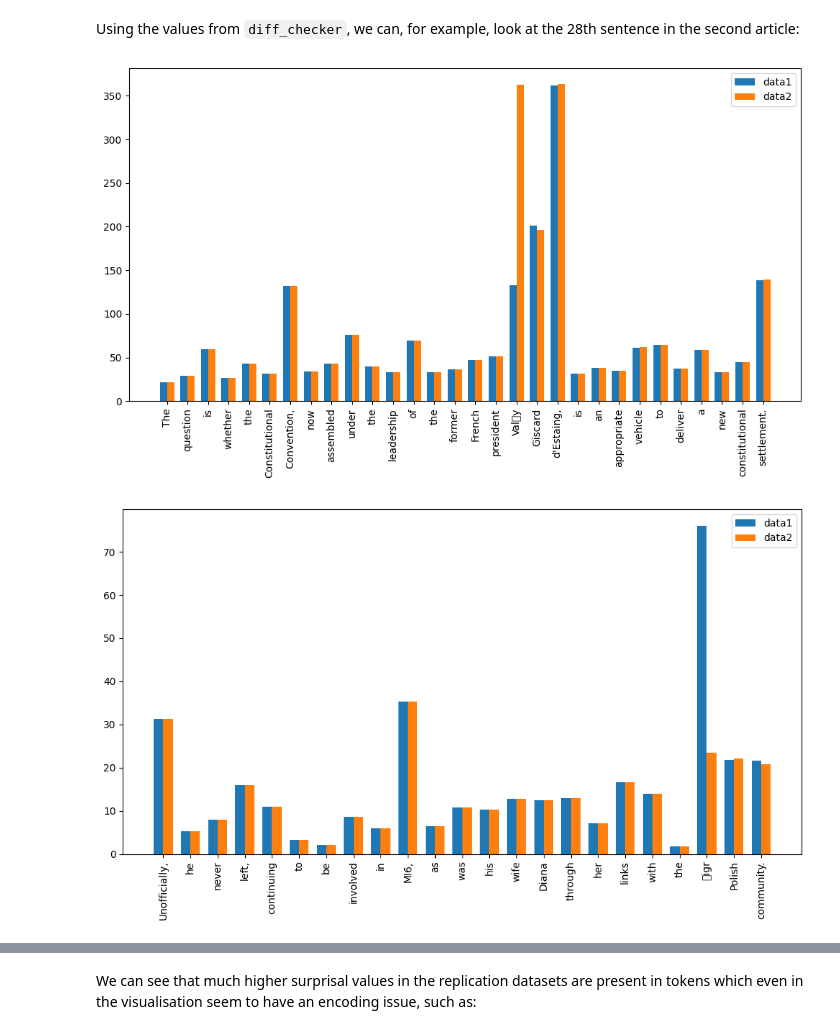
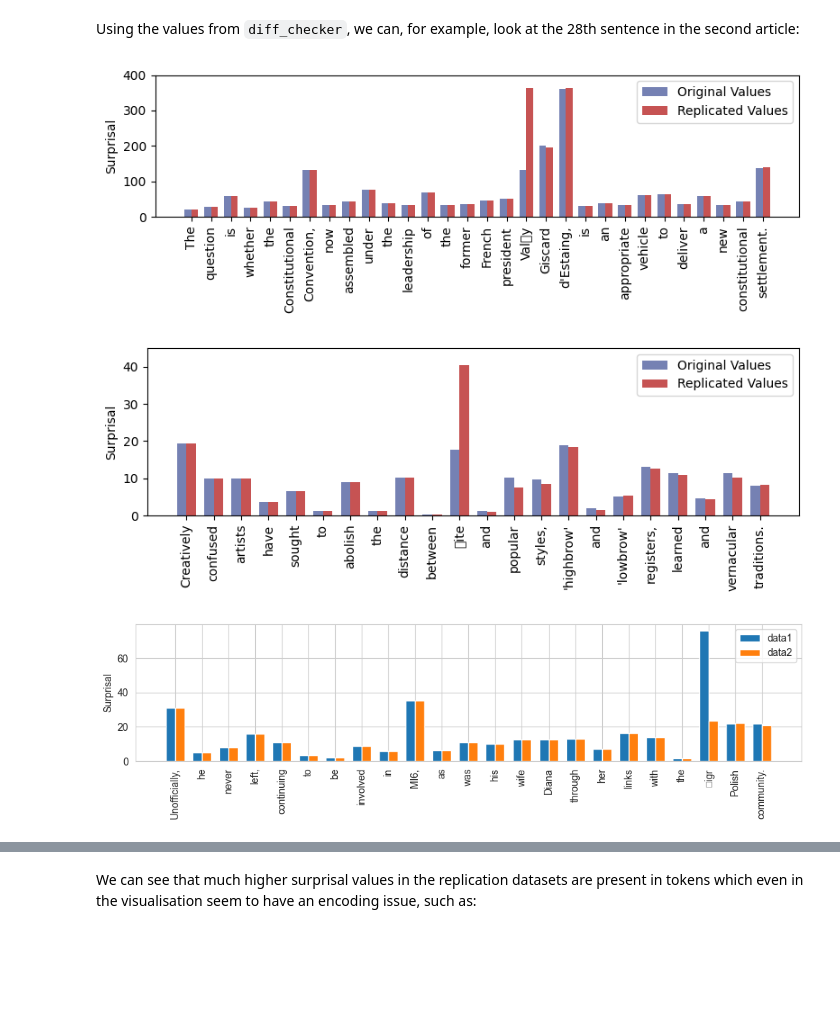
Before and after one commit to ErikZeiner/surprisal_internal_layers, a Jupyter notebook: EZ_encoding.ipynb, the cells around one changed output, grey strips where cells are left out. Saved outputs shown, nothing was run; the diff lists cells and outputs as text; code cells hidden in the pictures; blank space fills up the shorter version.

Commit message:
major work on visualisation

```diff
--- a/EZ_encoding.ipynb
+++ b/EZ_encoding.ipynb
@@ -202,7 +202,11 @@ Layer: 1
 # %% [markdown]
 To further investigate the difference, let's look what tokens are generating some of the values extracted by `diff_checker`.
 # %%
-def visualise_diff(source1,source2,layer_id,article,sentence,label1='data1', label2='data2'):
+CSP_colors = [
+  "#7581B3", "#99C2C2", "#C65353", "#E2BA78", "#5C7457", "#575463",
+  "#B0B7D4", "#66A3A3", "#DB9494", "#D49735", "#9BB096", "#D4D3D9",
+  "#414C76", "#993333"]
+def visualise_diff(source1,source2,layer_id,article,sentence,ylim_min=0, ylim_max=300,label1='data1', label2='data2',):
     """
     display a graph that plots surprisal values for each token in a sentence from two runs on the same dataset
     :param source1: json dataset generated by run_gpt2.py
@@ -218,16 +222,18 @@ def visualise_diff(source1,source2,layer_id,article,sentence,label1='data1', lab
     x = np.arange(len(words))
     width = 0.35
 
-    plt.figure(figsize=(10, 6))
-    plt.bar(x - width/2, data1,width, label=label1)
-    plt.bar(x + width/2, data2,width, label=label2)
+    plt.figure(figsize=(8, 3))
+    plt.bar(x - width/2, data1,width, label=label1,color=CSP_colors[0])
+    plt.bar(x + width/2, data2,width, label=label2,color=CSP_colors[2])
     plt.legend()
+    plt.ylim(ylim_min, ylim_max)
+    plt.ylabel("Surprisal")
     plt.xticks(x, words,rotation=90)
     plt.tight_layout()
     plt.show()
 # %% [markdown]
 Using the values from `diff_checker`, we can, for example, look at the 28th sentence in the second article:
 # %%
-visualise_diff(orig, colab,0,2,28)
+visualise_diff(orig, colab,0,2,28,ylim_max=400,label1="Original Values", label2="Replicated Values")
 # %% [output]
-[figure, old version]
+[figure, new version]
@@ -234,7 +242,11 @@ visualise_diff(orig, colab,0,2,28)
+# %%
+visualise_diff(orig, colab,12,16,39,ylim_max=45, label1="Original Values", label2="Replicated Values")
+# %% [output]
+[figure, added]
 # %%
 visualise_diff(colab,orig,1,5,35)
 # %% [output]
-[figure, old version]
+[figure, new version]
 # %%
 visualise_diff(colab,orig,0,17,9)
 # %% [output]
```
Also changed, not shown: parts of 5 cells of this notebook, 14 other files.
